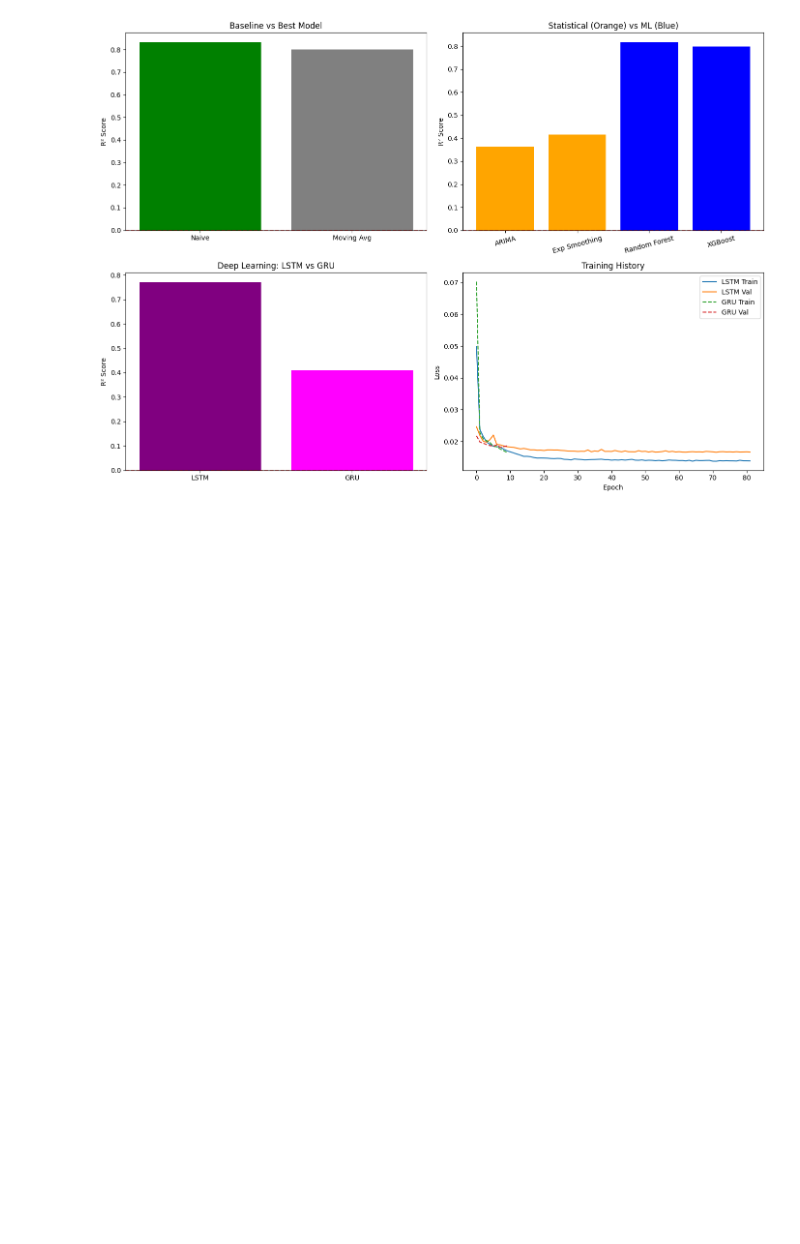
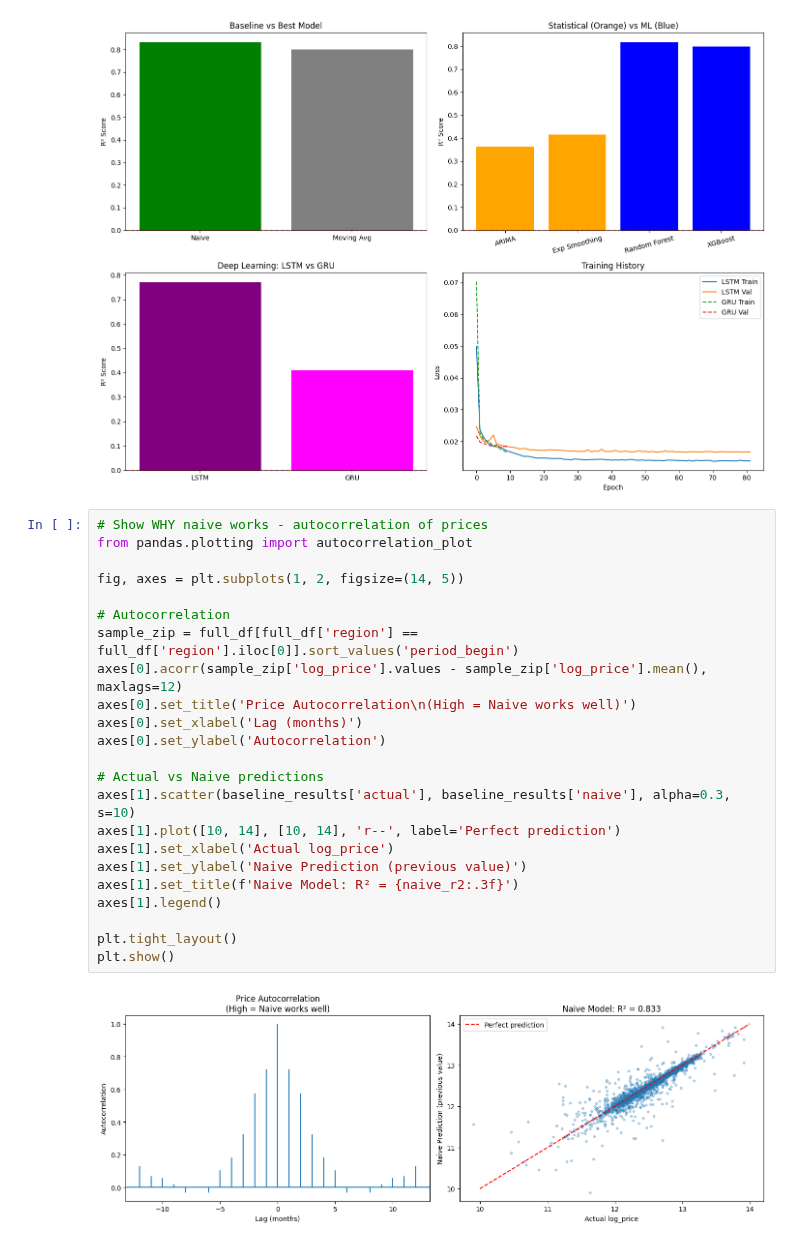
Before and after one commit to dganesh05/Real-Estate-Market-Timing-Investment-Risk-Stratification, a Jupyter notebook: notebooks/time_series_divya.ipynb, the cells around one changed output. Cells and saved outputs as stored; diff of their text form; blank space fills up the shorter version.

Commit message:
add eval graphs for naive

```diff
--- a/notebooks/time_series_divya.ipynb
+++ b/notebooks/time_series_divya.ipynb
@@ -473,3 +473,28 @@ plt.savefig('model_analysis.png', dpi=150)
 plt.show()
 # %% [output]
 [figure]
+# %%
+# Show WHY naive works - autocorrelation of prices
+from pandas.plotting import autocorrelation_plot
+
+fig, axes = plt.subplots(1, 2, figsize=(14, 5))
+
+# Autocorrelation
+sample_zip = full_df[full_df['region'] == full_df['region'].iloc[0]].sort_values('period_begin')
+axes[0].acorr(sample_zip['log_price'].values - sample_zip['log_price'].mean(), maxlags=12)
+axes[0].set_title('Price Autocorrelation\n(High = Naive works well)')
+axes[0].set_xlabel('Lag (months)')
+axes[0].set_ylabel('Autocorrelation')
+
+# Actual vs Naive predictions
+axes[1].scatter(baseline_results['actual'], baseline_results['naive'], alpha=0.3, s=10)
+axes[1].plot([10, 14], [10, 14], 'r--', label='Perfect prediction')
+axes[1].set_xlabel('Actual log_price')
+axes[1].set_ylabel('Naive Prediction (previous value)')
+axes[1].set_title(f'Naive Model: R² = {naive_r2:.3f}')
+axes[1].legend()
+
+plt.tight_layout()
+plt.show()
+# %% [output]
+[figure, added]
```
